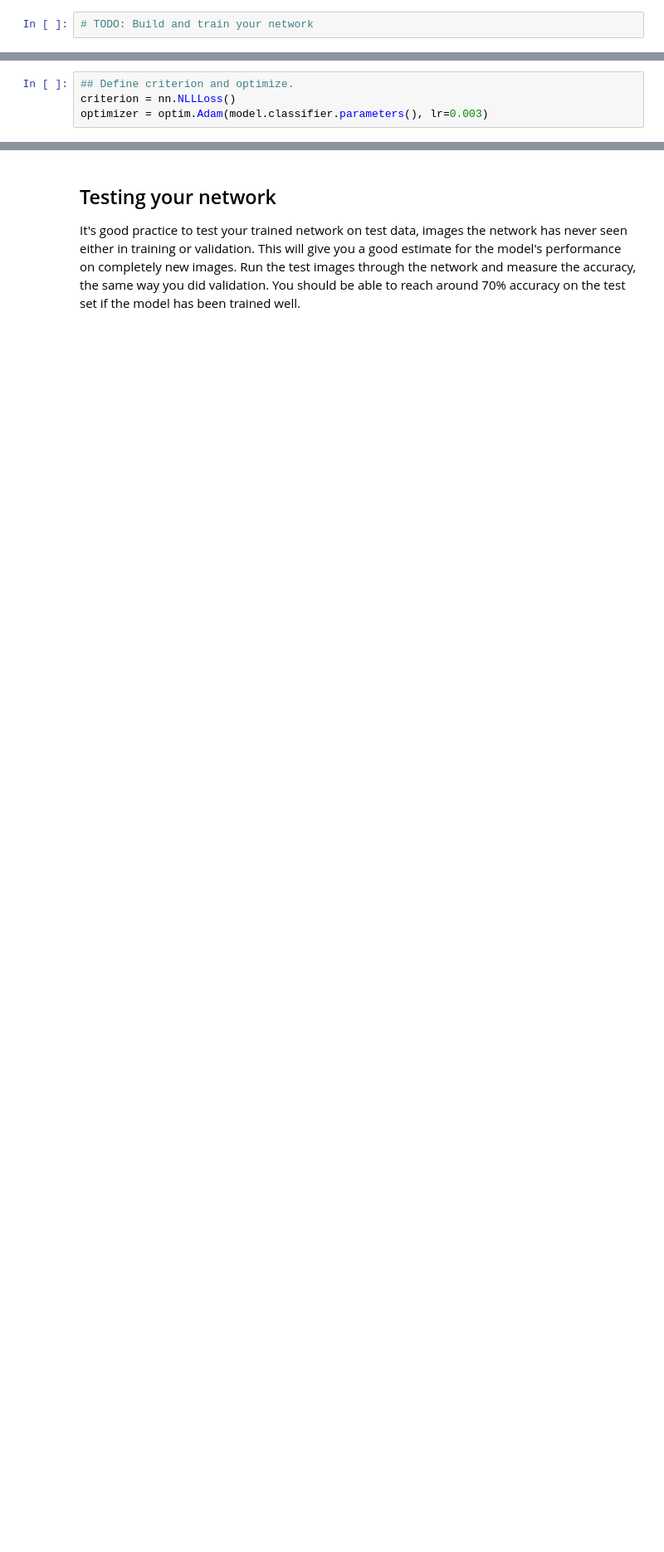
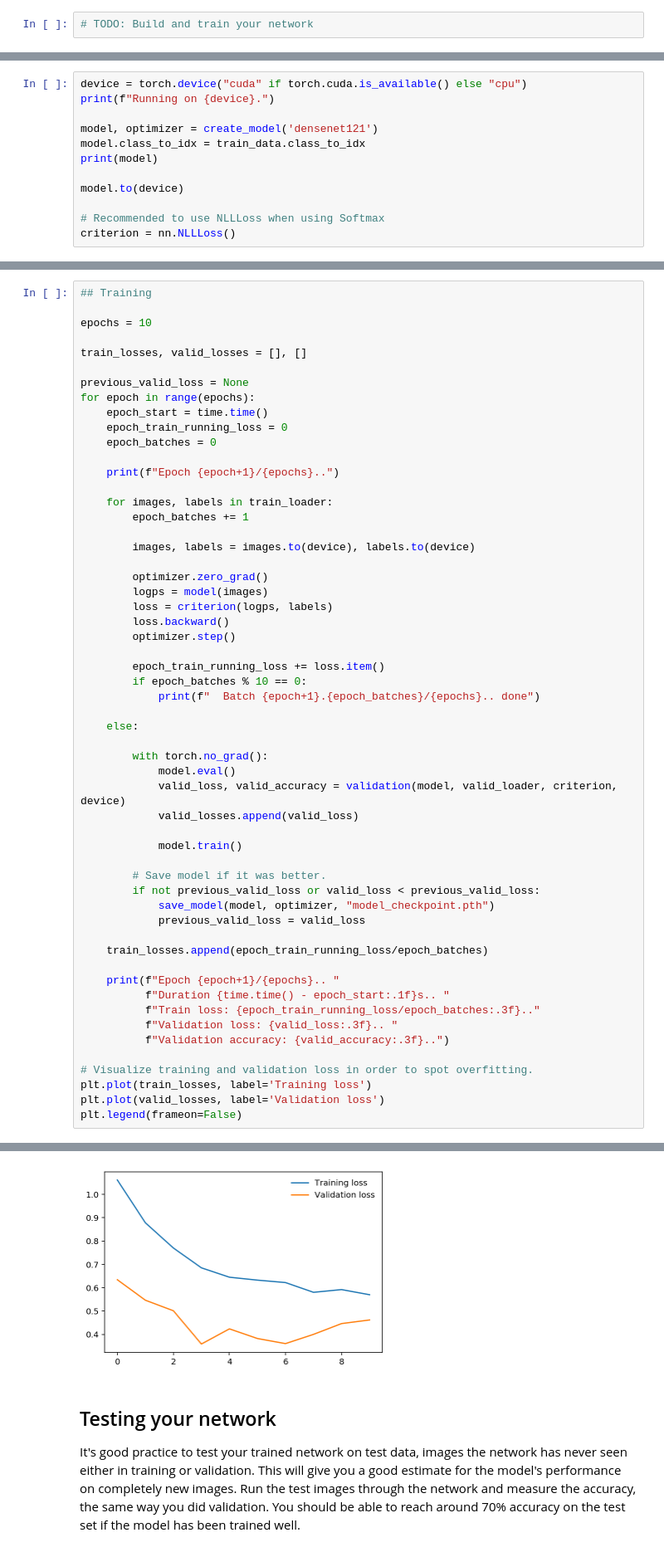
Before and after one commit to jkielbaey/aipnd-project, a Jupyter notebook: Image Classifier Project.ipynb, the cells around one changed output, grey strips where cells are left out. Shown at 83% size. Drawn from its saved outputs; the diff is of its cells as text; blank space fills up the shorter version.

```diff
--- a/Image Classifier Project.ipynb
+++ b/Image Classifier Project.ipynb
@@ -223,4 +169,0 @@ VGG(
-# %%
-## Define criterion and optimize.
-criterion = nn.NLLLoss()
-optimizer = optim.Adam(model.classifier.parameters(), lr=0.003)
@@ -226,0 +249,12 @@ optimizer = optim.Adam(model.classifier.parameters(), lr=0.003)
+# %%
+device = torch.device("cuda" if torch.cuda.is_available() else "cpu")
+print(f"Running on {device}.")
+
+model, optimizer = create_model('densenet121')
+model.class_to_idx = train_data.class_to_idx
+print(model)
+
+model.to(device)
+
+# Recommended to use NLLLoss when using Softmax
+criterion = nn.NLLLoss()
@@ -226,0 +280,57 @@ optimizer = optim.Adam(model.classifier.parameters(), lr=0.003)
+# %%
+## Training
+
+epochs = 10
+
+train_losses, valid_losses = [], []
+
+previous_valid_loss = None
+for epoch in range(epochs):
+    epoch_start = time.time()
+    epoch_train_running_loss = 0
+    epoch_batches = 0
+
+    print(f"Epoch {epoch+1}/{epochs}..")
+
+    for images, labels in train_loader:
+        epoch_batches += 1
+
+        images, labels = images.to(device), labels.to(device)
+
+        optimizer.zero_grad()
+        logps = model(images)
+        loss = criterion(logps, labels)
+        loss.backward()
+        optimizer.step()
+
+        epoch_train_running_loss += loss.item()
+        if epoch_batches % 10 == 0:
+            print(f"  Batch {epoch+1}.{epoch_batches}/{epochs}.. done")
+
+    else:
+
+        with torch.no_grad():
+            model.eval()
+            valid_loss, valid_accuracy = validation(model, valid_loader, criterion, device)
+            valid_losses.append(valid_loss)
+
+            model.train()
+
+        # Save model if it was better.
+        if not previous_valid_loss or valid_loss < previous_valid_loss:
+            save_model(model, optimizer, "model_checkpoint.pth")
+            previous_valid_loss = valid_loss
+
+    train_losses.append(epoch_train_running_loss/epoch_batches)
+
+    print(f"Epoch {epoch+1}/{epochs}.. "
+          f"Duration {time.time() - epoch_start:.1f}s.. "
+          f"Train loss: {epoch_train_running_loss/epoch_batches:.3f}.."
+          f"Validation loss: {valid_loss:.3f}.. "
+          f"Validation accuracy: {valid_accuracy:.3f}..")
+
+# Visualize training and validation loss in order to spot overfitting.
+plt.plot(train_losses, label='Training loss')
+plt.plot(valid_losses, label='Validation loss')
+plt.legend(frameon=False)
+# %% [output]
@@ -227,3 +355,4 @@ optimizer = optim.Adam(model.classifier.parameters(), lr=0.003)
+[figure, added]
 # %% [markdown]
 ## Testing your network
 
```
Also changed, not shown: parts of 21 cells of this notebook.
